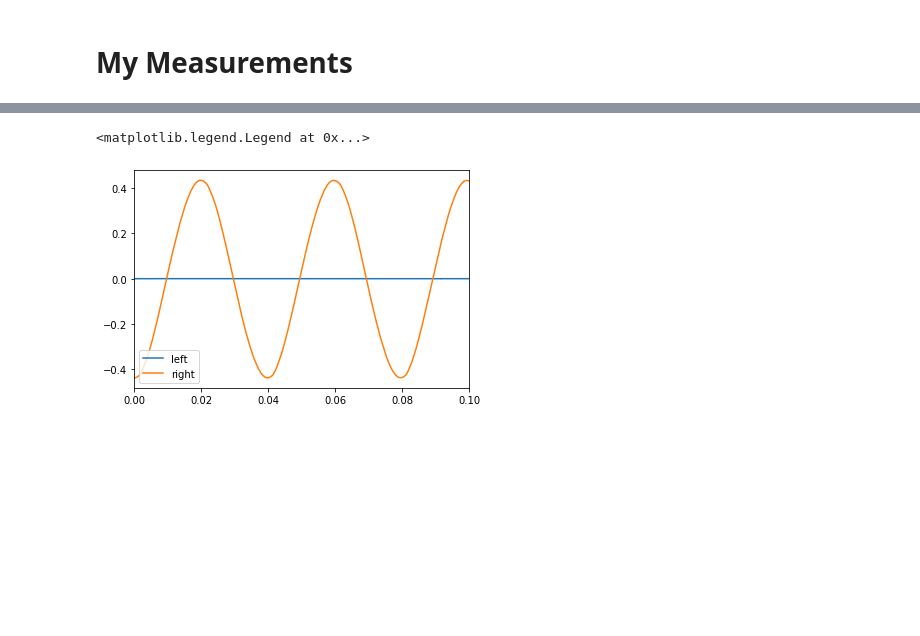
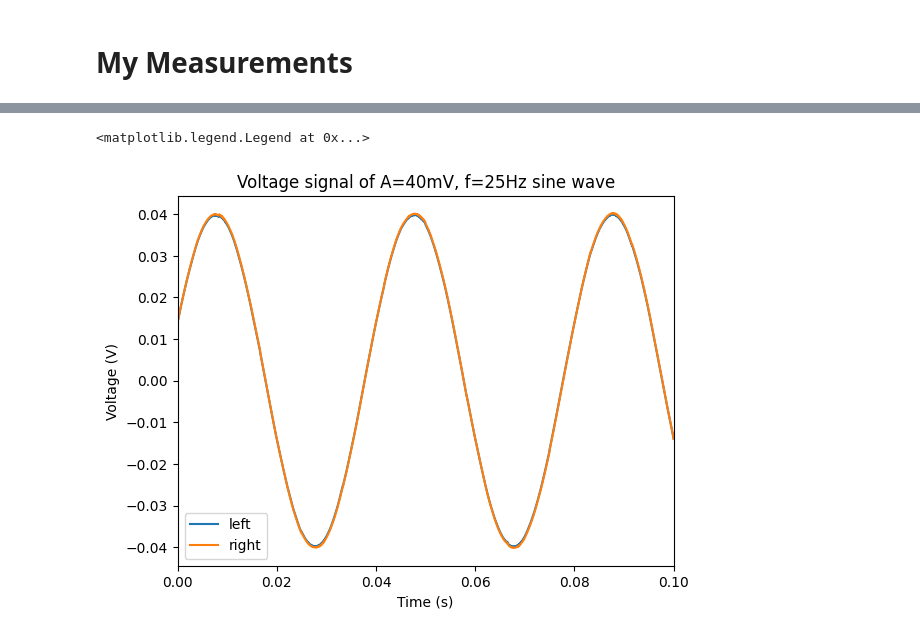
Before and after one commit to loganmachale/PHYS-309, a Jupyter notebook: Read_wav.ipynb, the cells around one changed output, grey strips where cells are left out. Saved outputs shown, nothing was run; the diff lists cells and outputs as text; code cells hidden in the pictures; blank space fills up the shorter version.

```diff
--- a/Read_wav.ipynb
+++ b/Read_wav.ipynb
@@ -17,10 +17,14 @@ def importWAV(filename):
 # %%
 # PLOTTING WAV
 #=========================================
-time,data = importWAV('path/to/my/wav/file.wav')
+time,data = importWAV('40mV_25Hz.wav')
 
 plt.figure()
 plt.plot(time,data['left'],label='left')
 plt.plot(time,data['right'],label='right')
+plt.xlim([0,0.1])
+plt.xlabel('Time (s)')
+plt.ylabel('wave amplitude')
+plt.title('.wav recording of A=40mV, f=25Hz sine wave')
 
 plt.legend()
@@ -27,13 +34,18 @@ plt.legend()
 # %%
-# Example
-#=========================================
-time,data = importWAV('myMeasurements/100mV_25Hz_test.wav');
+v_data = {'left': [], 'right': []}
 
-plt.figure();
-plt.plot(time,data['left'],label='left')
-plt.plot(time,data['right'],label='right')
-plt.xlim([0,100e-3])
+v_data['left'] = data['left'] / 8.695
+v_data['right'] = data['right'] / 8.695
+
+plt.figure()
+plt.plot(time, v_data['left'],label='left')
+plt.plot(time, v_data['right'],label='right')
+plt.xlim([0,0.1])
+plt.xlabel('Time (s)')
+plt.ylabel('Voltage (V)')
+plt.title('Voltage signal of A=40mV, f=25Hz sine wave')
+
 plt.legend()
 # %% [output]
 <matplotlib.legend.Legend at 0x...>
-[figure, old version]
+[figure, new version]
```
Also changed, not shown: parts of 1 cell of this notebook, 3 other files.
